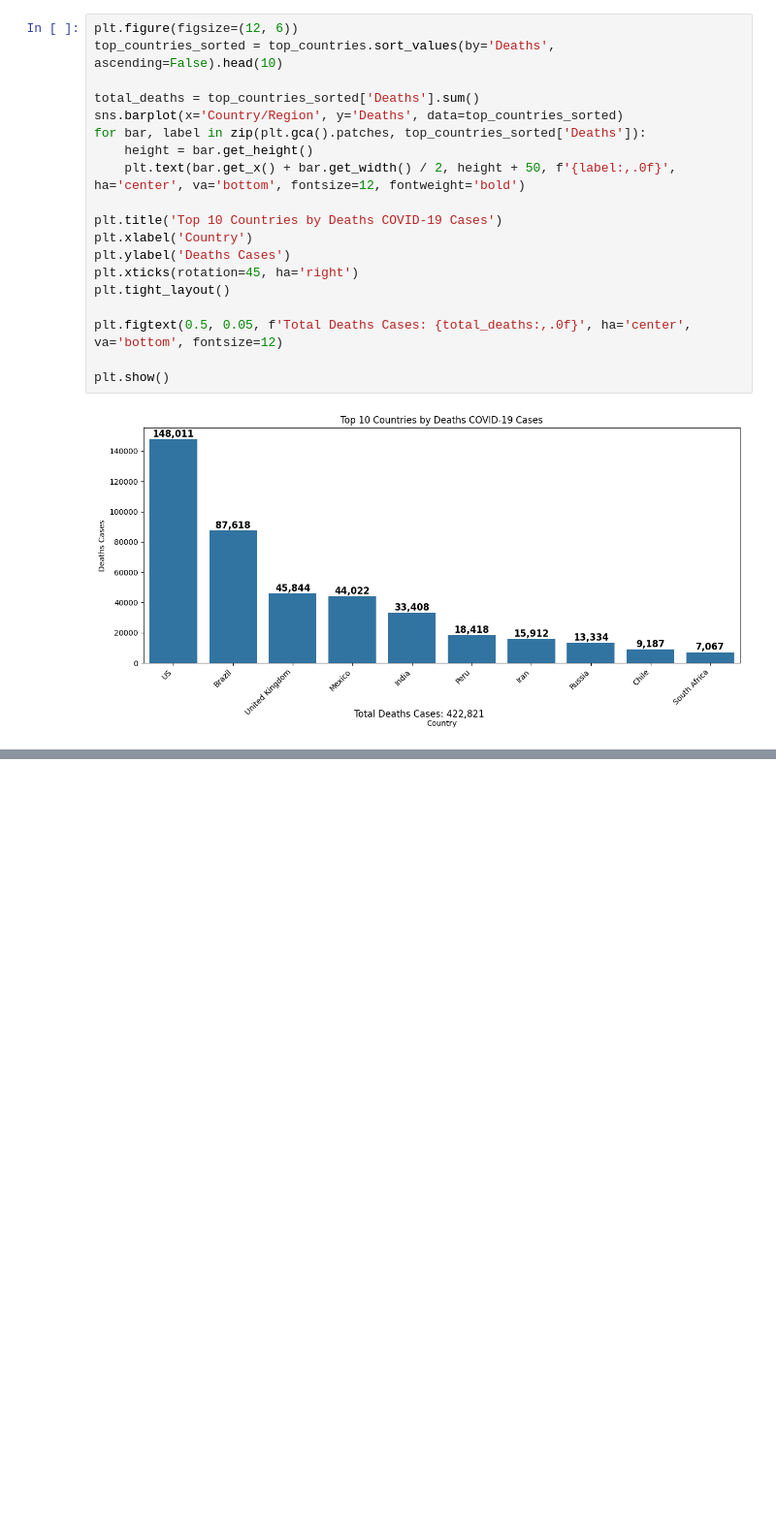
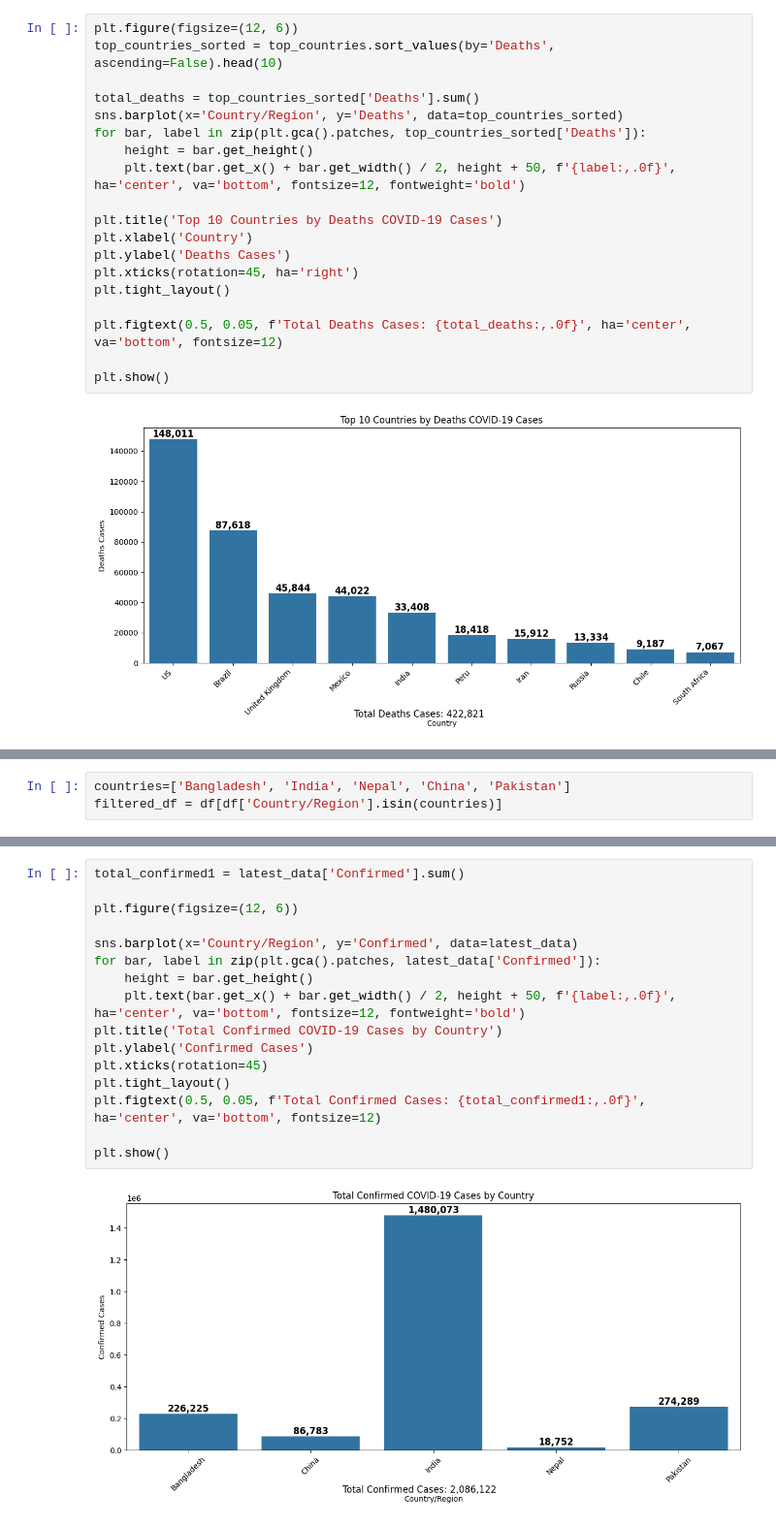
Before and after one commit to SAIFUL-SIFAT/Covid-19-Analysis_2020, a Jupyter notebook: covid-19_analysis.ipynb, the cells around one changed output, grey strips where cells are left out. Shown at 97% size. Drawn from its saved outputs; the diff is of its cells as text; blank space fills up the shorter version.

```diff
--- a/covid-19_analysis.ipynb
+++ b/covid-19_analysis.ipynb
@@ -168,0 +167,3 @@ plt.show()
+# %%
+countries=['Bangladesh', 'India', 'Nepal', 'China', 'Pakistan']
+filtered_df = df[df['Country/Region'].isin(countries)]
@@ -168,0 +180,18 @@ plt.show()
+# %%
+total_confirmed1 = latest_data['Confirmed'].sum()
+
+plt.figure(figsize=(12, 6))
+
+sns.barplot(x='Country/Region', y='Confirmed', data=latest_data)
+for bar, label in zip(plt.gca().patches, latest_data['Confirmed']):
+    height = bar.get_height()
+    plt.text(bar.get_x() + bar.get_width() / 2, height + 50, f'{label:,.0f}', ha='center', va='bottom', fontsize=12, fontweight='bold')
+plt.title('Total Confirmed COVID-19 Cases by Country')
+plt.ylabel('Confirmed Cases')
+plt.xticks(rotation=45)
+plt.tight_layout()
+plt.figtext(0.5, 0.05, f'Total Confirmed Cases: {total_confirmed1:,.0f}', ha='center', va='bottom', fontsize=12)
+
+plt.show()
+# %% [output]
+[figure, added]
```
Also changed, not shown: parts of 7 cells of this notebook.
